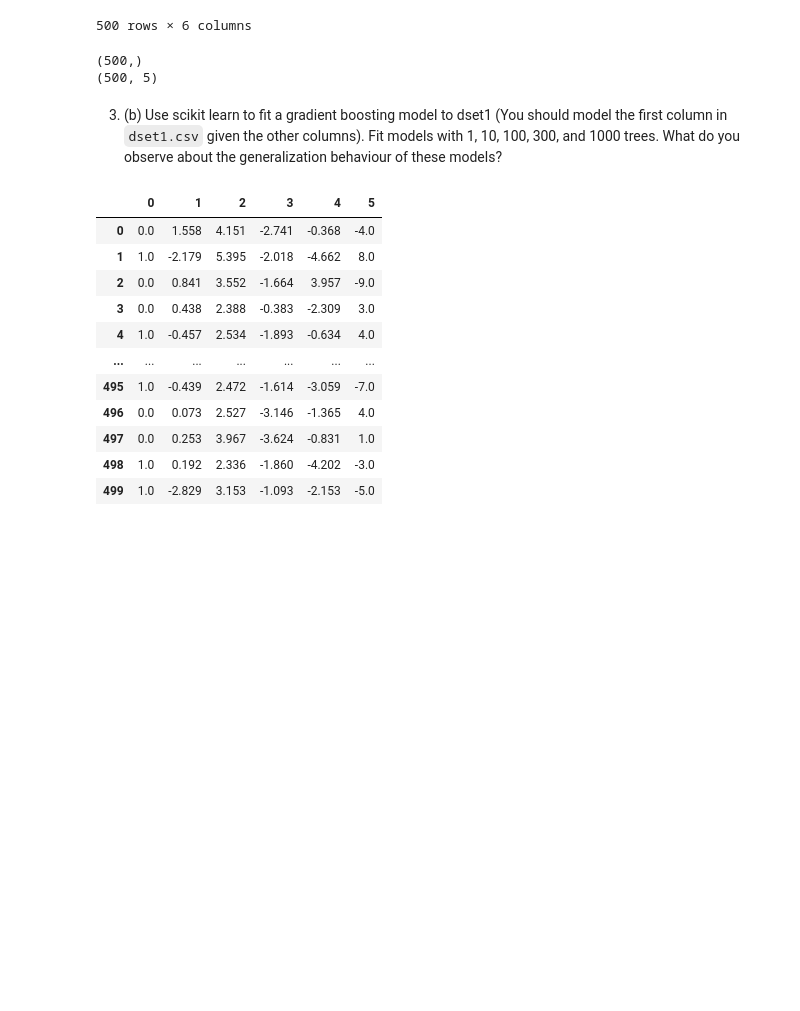
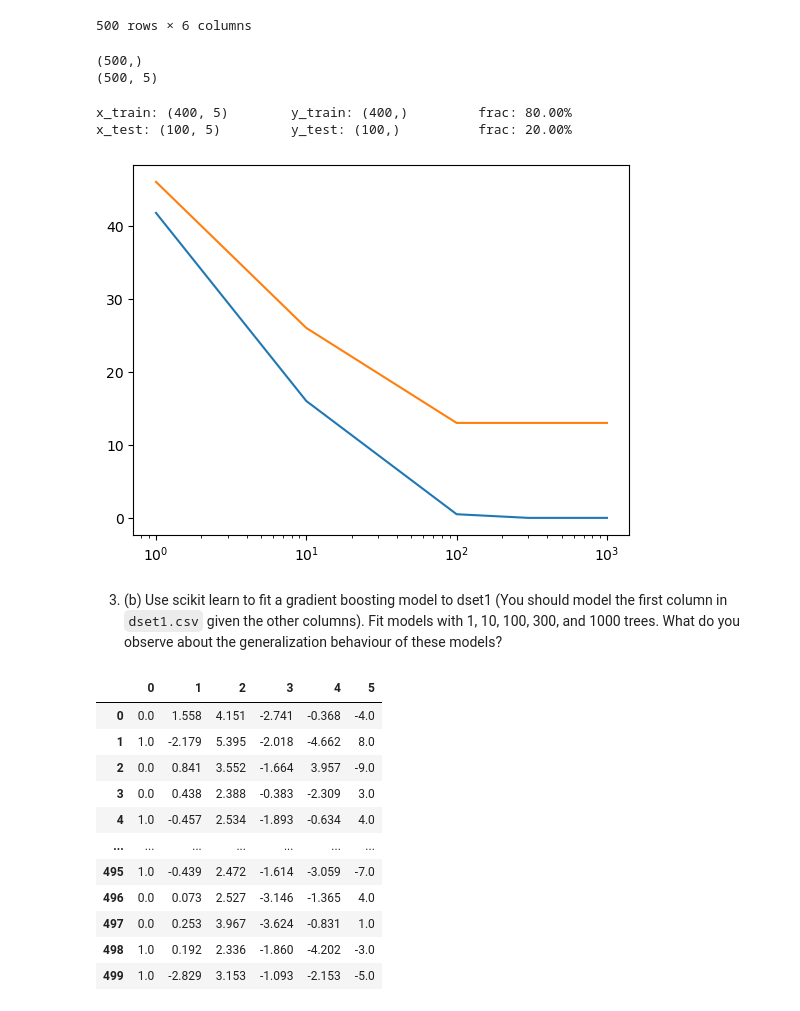
Before and after one commit to jp-ga/ml-1, a Jupyter notebook: hw2/p3.ipynb, the cells around one changed output. Saved outputs shown, nothing was run; the diff lists cells and outputs as text; code cells hidden in the pictures; blank space fills up the shorter version.

```diff
--- a/hw2/p3.ipynb
+++ b/hw2/p3.ipynb
@@ -38,3 +35,32 @@ n_trees = [1, 10, 100, 300, 1000]
+# %%
+from sklearn.model_selection import train_test_split
+X0_train, X0_test, y0_train, y0_test = train_test_split(
+    X0, y0, test_size=0.20)
+print(f'x_train: {X0_train.shape}\t y_train: {y0_train.shape}\t frac: {y0_train.shape[0]/y0.shape[0]*100:.2f}%')
+print(f'x_test: {X0_test.shape}\t y_test: {y0_test.shape}\t\t frac: {y0_test.shape[0]/y0.shape[0]*100:.2f}%')
+# %% [output]
+x_train: (400, 5)        y_train: (400,)         frac: 80.00%
+x_test: (100, 5)         y_test: (100,)          frac: 20.00%
+# %%
+from sklearn.ensemble import GradientBoostingClassifier
+n_trees = [1, 10, 100, 300, 1000]
+train_accuracy_0 = np.zeros(len(n_trees))
+test_accuracy_0 = np.zeros(len(n_trees))
+
+for i, n_t in enumerate(n_trees):
+    model = GradientBoostingClassifier(
+        loss='exponential',
+        n_estimators = n_t,
+        random_state = 0
+    ).fit(X0_train, y0_train)
+    train_accuracy_0[i] = model.score(X0_train, y0_train)
+    test_accuracy_0[i] = model.score(X0_test, y0_test)
+# %%
+plt.plot(n_trees, (1-train_accuracy_0)*100)
+plt.plot(n_trees, (1-test_accuracy_0)*100)
+plt.xscale('log')
+# %% [output]
+[figure, added]
 # %% [markdown]
 3. (b) Use scikit learn to fit a gradient boosting model to dset1 (You should model the first column in `dset1.csv` given the other columns). Fit models with 1, 10, 100, 300, and 1000 trees. What do you observe about the generalization behaviour of these models?
 # %%
```
Also changed, not shown: parts of 5 cells of this notebook.
